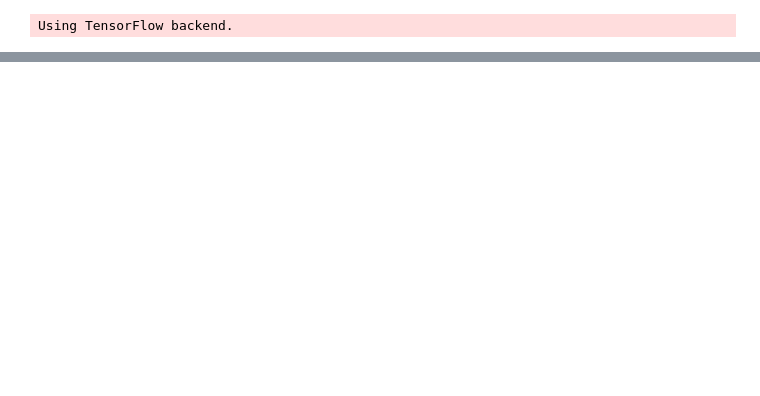
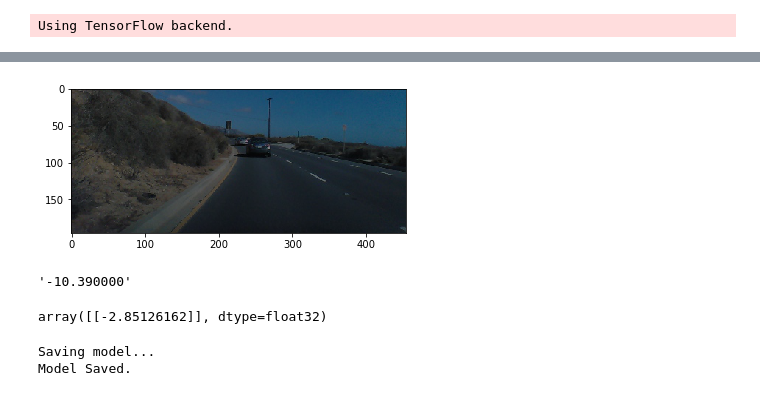
Before and after one commit to normandipalo/self-driving-car-beta, a Jupyter notebook: self-drivng-car-beta.ipynb, the cells around one changed output, grey strips where cells are left out. Cells and saved outputs as stored; diff of their text form; code cells hidden in the pictures; blank space fills up the shorter version.

```diff
--- a/self-drivng-car-beta.ipynb
+++ b/self-drivng-car-beta.ipynb
@@ -218 +251,27 @@ Epoch 3/3
 <keras.callbacks.History at 0x...>
+# %%
+new_img=crop_sky(change_bright(plt.imread(img_paths[16501])))
+plt.imshow(new_img)
+plt.show()
+steers[16501]
+# %% [output]
+[figure, added]
+'-10.390000'
+# %%
+model.predict(np.array([new_img]))
+# %% [output]
+array([[-2.85126162]], dtype=float32)
+# %%
+# save model
+
+print('Saving model...')
+
+model_json = model.to_json()
+with open("modelnvidia.json", "w") as json_file:
+    json_file.write(model_json)
+
+model.save_weights("modelnvidia.h5")
+print("Model Saved.")
+# %% [output]
+Saving model...
+Model Saved.
```
Also changed, not shown: parts of 13 cells of this notebook, 4 other files.
